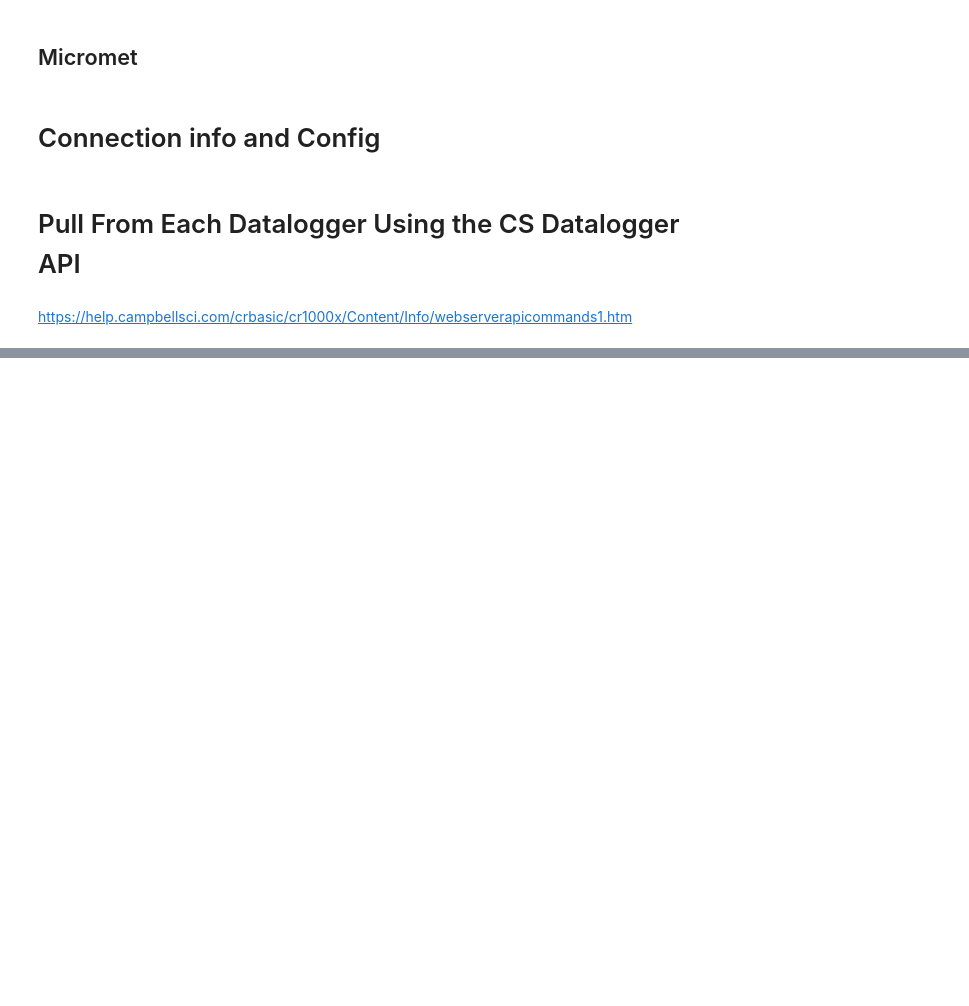
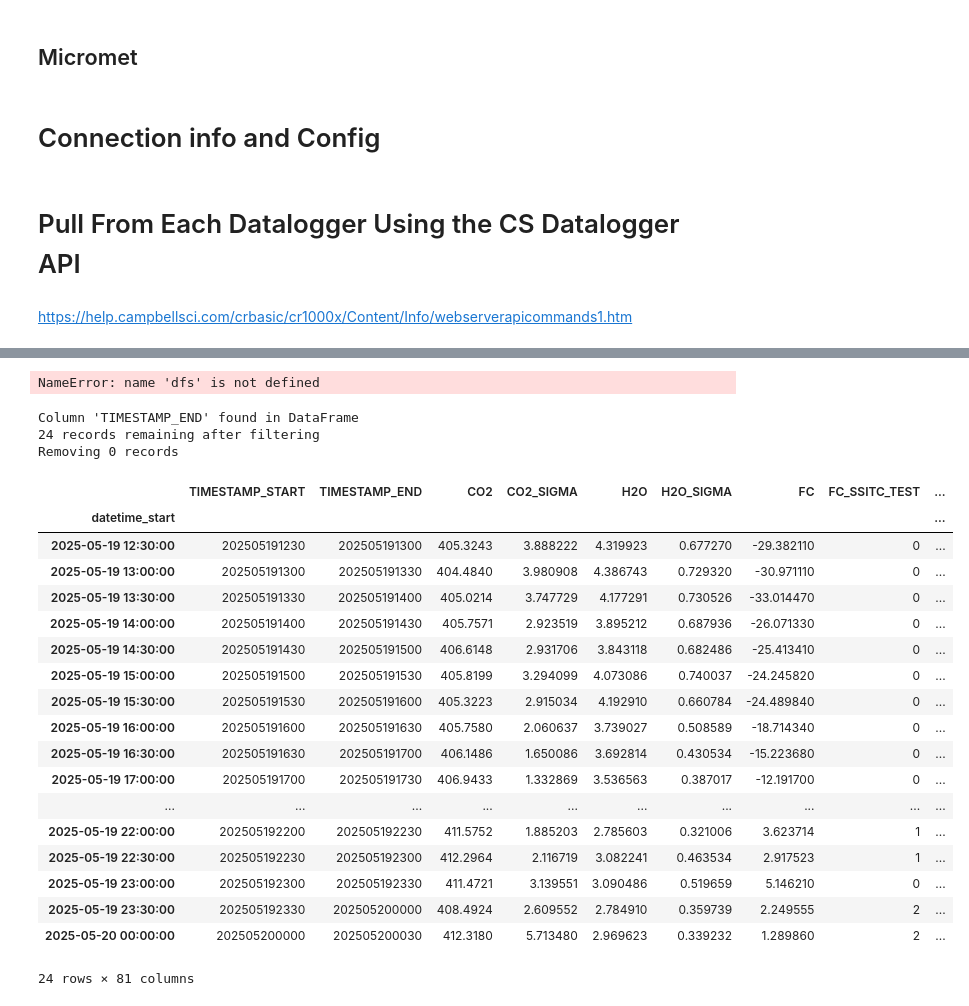
Before and after one commit to inkenbrandt/MicroMet, a Jupyter notebook: docs/notebooks/Appending Data From Dataloggers.ipynb, the cells around one changed output, grey strips where cells are left out. Saved outputs shown, nothing was run; the diff lists cells and outputs as text; code cells hidden in the pictures; blank space fills up the shorter version.

```diff
--- a/docs/notebooks/Appending Data From Dataloggers.ipynb
+++ b/docs/notebooks/Appending Data From Dataloggers.ipynb
@@ -47,0 +55,11 @@ manager = micromet.StationDataManager(config, engine)
+# %%
+loggertype = 'eddy'
+station = 'US-UTE'
+station_id = manager.get_station_id(station)
+manager = micromet.StationDataProcessor(config=config,
+                                        engine=engine)
+last_date = manager.get_max_date(station)
+raw_data, pack_size, status_code = manager.download_from_station(station,
+                                                                 loggertype=loggertype,
+                                                                 p1=f"{pd.to_datetime(last_date, format="%Y%m%d%H%M"):%Y-%m-%d %H:%M}",
+                                                                )
@@ -47,0 +119,5 @@ manager = micromet.StationDataManager(config, engine)
+# %%
+dfs = {}
+for key, value in downloaded.items():
+    if isinstance(value[0], pd.DataFrame):
+        dfs[key] = value[0]
@@ -47,0 +136,11 @@ manager = micromet.StationDataManager(config, engine)
+# %%
+df = pd.concat(dfs,ignore_index=False)
+df.reset_index(inplace=True)
+df.rename(columns={'level_0':'stationid'}, inplace=True)
+df.set_index(["stationid", "datetime_start"], inplace=True)
+df = df.sort_index(level=[0,1])
+df
+# %% [output]
+NameError: name 'dfs' is not defined
+# %%
+escalante = df.loc['US-UTE']
@@ -47,0 +204,25 @@ manager = micromet.StationDataManager(config, engine)
+# %%
+compare_sql_to_station(escalante, "US-UTE", engine, field="timestamp_end", loggertype="eddy")
+# %% [output]
+Column 'TIMESTAMP_END' found in DataFrame
+24 records remaining after filtering
+Removing 0 records
+|  | TIMESTAMP_START | TIMESTAMP_END | CO2 | CO2_SIGMA | H2O | H2O_SIGMA | FC | FC_SSITC_TEST | ... |
+| datetime_start |  |  |  |  |  |  |  |  | ... |
+| 2025-05-19 12:30:00 | 202505191230 | 202505191300 | 405.3243 | 3.888222 | 4.319923 | 0.677270 | -29.382110 | 0 | ... |
+| 2025-05-19 13:00:00 | 202505191300 | 202505191330 | 404.4840 | 3.980908 | 4.386743 | 0.729320 | -30.971110 | 0 | ... |
+| 2025-05-19 13:30:00 | 202505191330 | 202505191400 | 405.0214 | 3.747729 | 4.177291 | 0.730526 | -33.014470 | 0 | ... |
+| 2025-05-19 14:00:00 | 202505191400 | 202505191430 | 405.7571 | 2.923519 | 3.895212 | 0.687936 | -26.071330 | 0 | ... |
+| 2025-05-19 14:30:00 | 202505191430 | 202505191500 | 406.6148 | 2.931706 | 3.843118 | 0.682486 | -25.413410 | 0 | ... |
+| 2025-05-19 15:00:00 | 202505191500 | 202505191530 | 405.8199 | 3.294099 | 4.073086 | 0.740037 | -24.245820 | 0 | ... |
+| 2025-05-19 15:30:00 | 202505191530 | 202505191600 | 405.3223 | 2.915034 | 4.192910 | 0.660784 | -24.489840 | 0 | ... |
+| 2025-05-19 16:00:00 | 202505191600 | 202505191630 | 405.7580 | 2.060637 | 3.739027 | 0.508589 | -18.714340 | 0 | ... |
+| 2025-05-19 16:30:00 | 202505191630 | 202505191700 | 406.1486 | 1.650086 | 3.692814 | 0.430534 | -15.223680 | 0 | ... |
+| 2025-05-19 17:00:00 | 202505191700 | 202505191730 | 406.9433 | 1.332869 | 3.536563 | 0.387017 | -12.191700 | 0 | ... |
+| ... | ... | ... | ... | ... | ... | ... | ... | ... | ... |
+| 2025-05-19 22:00:00 | 202505192200 | 202505192230 | 411.5752 | 1.885203 | 2.785603 | 0.321006 | 3.623714 | 1 | ... |
+| 2025-05-19 22:30:00 | 202505192230 | 202505192300 | 412.2964 | 2.116719 | 3.082241 | 0.463534 | 2.917523 | 1 | ... |
+| 2025-05-19 23:00:00 | 202505192300 | 202505192330 | 411.4721 | 3.139551 | 3.090486 | 0.519659 | 5.146210 | 0 | ... |
+| 2025-05-19 23:30:00 | 202505192330 | 202505200000 | 408.4924 | 2.609552 | 2.784910 | 0.359739 | 2.249555 | 2 | ... |
+| 2025-05-20 00:00:00 | 202505200000 | 202505200030 | 412.3180 | 5.713480 | 2.969623 | 0.339232 | 1.289860 | 2 | ... |
+24 rows × 81 columns
```
Also changed, not shown: parts of 11 cells of this notebook, 3 other files.
